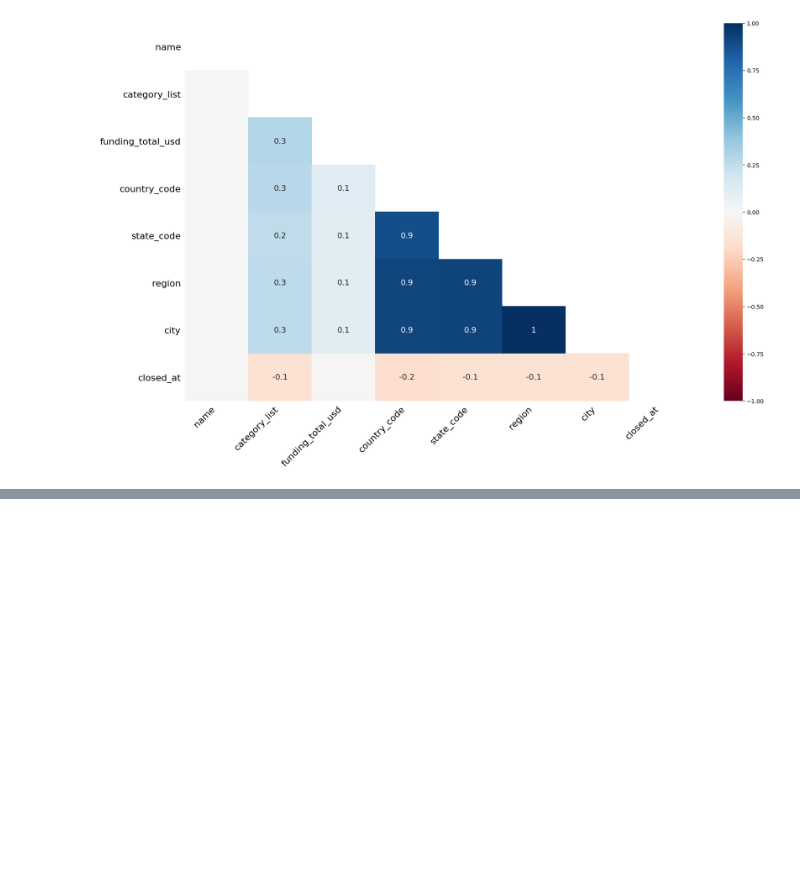
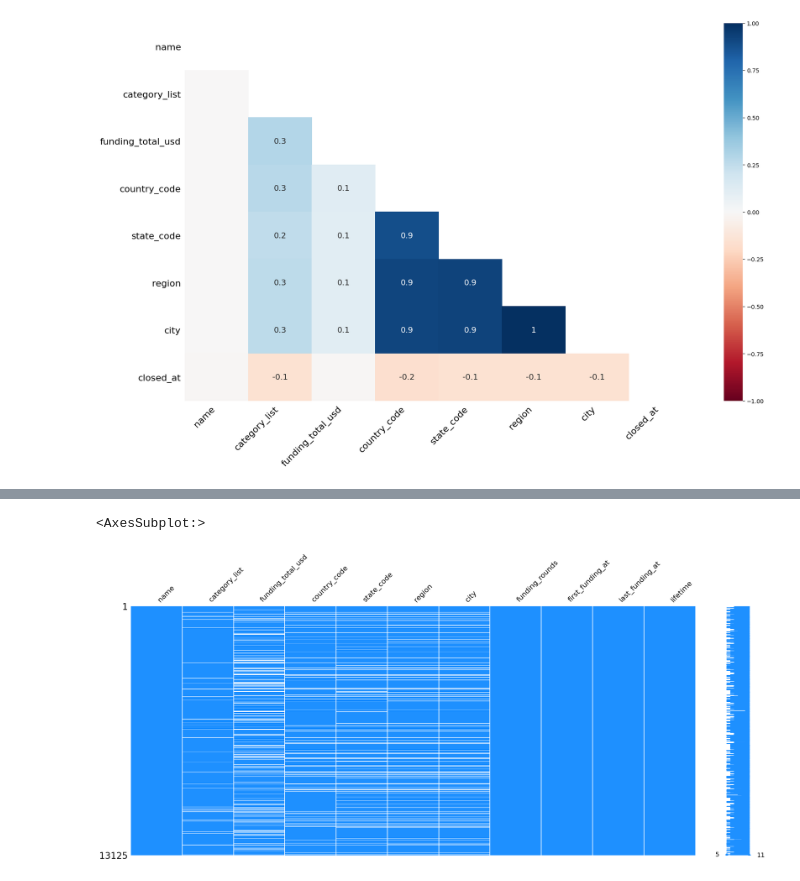
Before and after one commit to OlMac48/master-Olmakey, a Jupyter notebook: masterskaja1-Makeykin.ipynb, the cells around one changed output, grey strips where cells are left out. Cells and saved outputs as stored; diff of their text form; code cells hidden in the pictures; blank space fills up the shorter version.

```diff
--- a/masterskaja1-Makeykin.ipynb
+++ b/masterskaja1-Makeykin.ipynb
@@ -287,0 +506,5 @@ msno.heatmap(df_train)
+# %%
+msno.matrix(df_test, color = (0.11765, 0.56471, 1.0))
+# %% [output]
+<AxesSubplot:>
+[figure, added]
```
Also changed, not shown: parts of 34 cells of this notebook, 1 other file.
